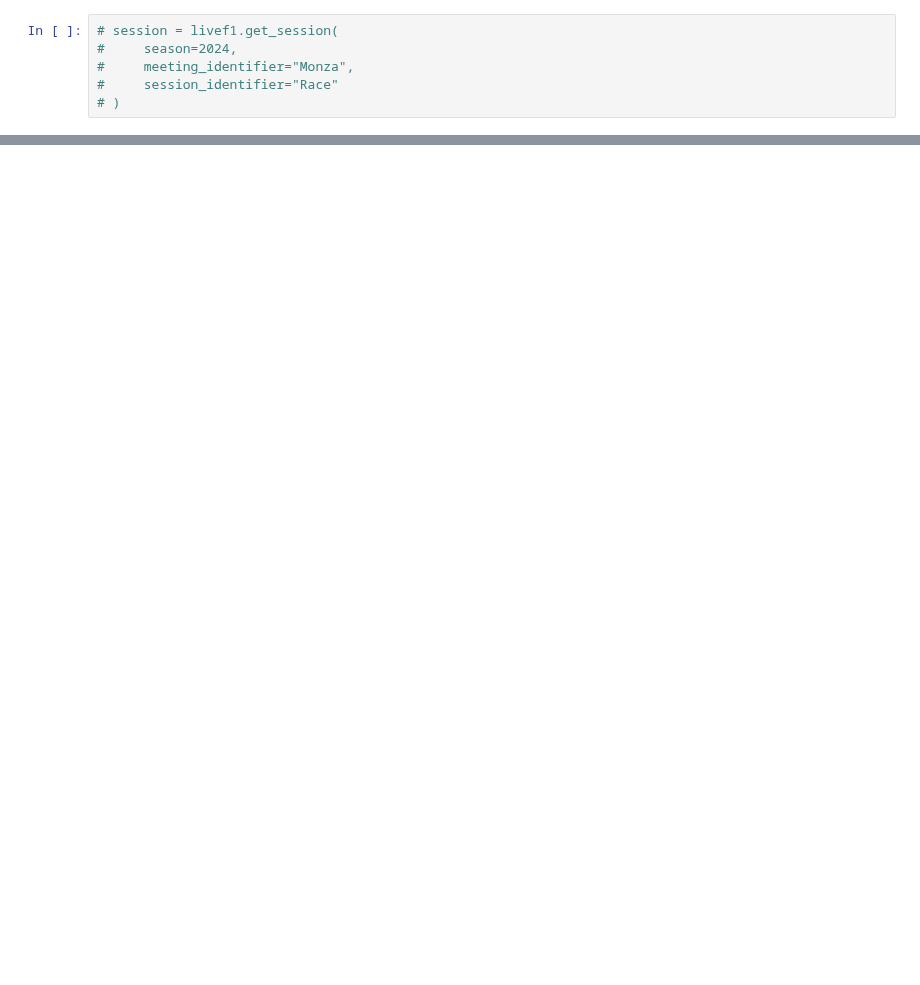
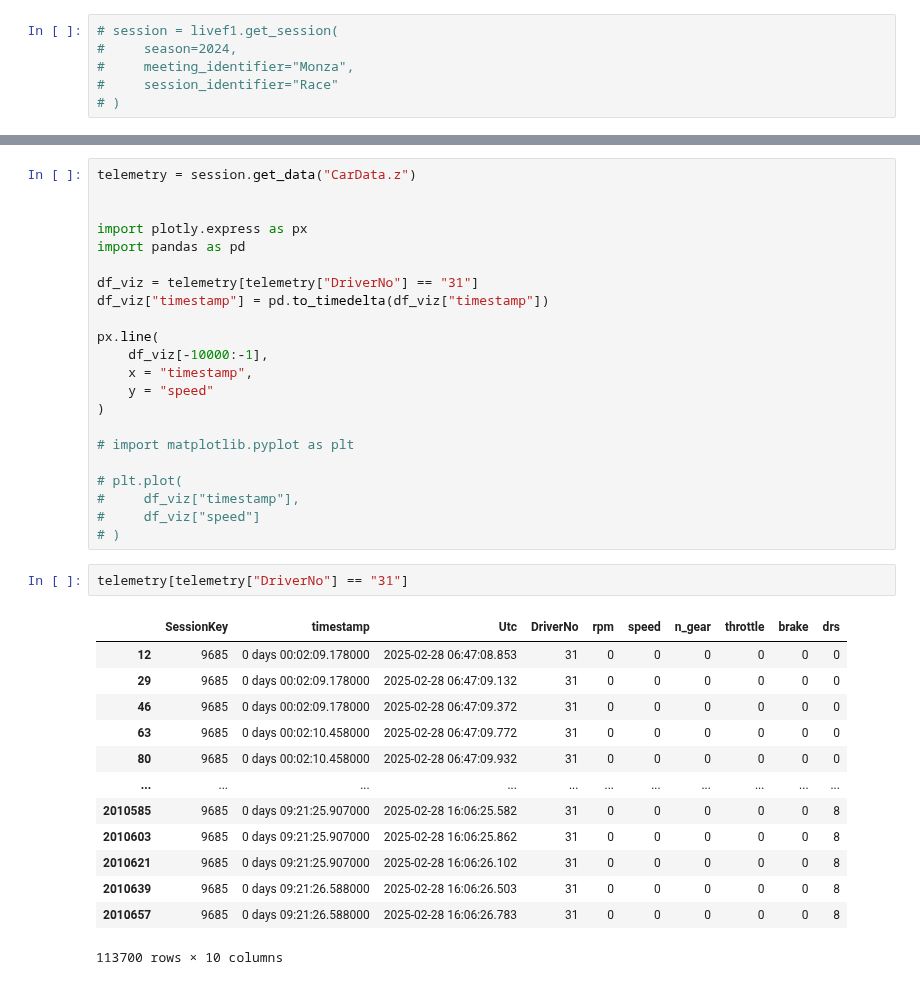
Before and after one commit to GoktugOcal/LiveF1, a Jupyter notebook: test.ipynb, the cells around one changed output, grey strips where cells are left out. Drawn from its saved outputs; the diff is of its cells as text; blank space fills up the shorter version.

```diff
--- a/test.ipynb
+++ b/test.ipynb
@@ -51,0 +98,38 @@ ValueError: cannot reindex on an axis with duplicate labels
+# %%
+telemetry = session.get_data("CarData.z")
+
+
+import plotly.express as px
+import pandas as pd
+
+df_viz = telemetry[telemetry["DriverNo"] == "31"]
+df_viz["timestamp"] = pd.to_timedelta(df_viz["timestamp"])
+
+px.line(
+    df_viz[-10000:-1],
+    x = "timestamp",
+    y = "speed"
+)
+
+# import matplotlib.pyplot as plt
+
+# plt.plot(
+#     df_viz["timestamp"],
+#     df_viz["speed"]
+# )
+# %%
+telemetry[telemetry["DriverNo"] == "31"]
+# %% [output]
+|  | SessionKey | timestamp | Utc | DriverNo | rpm | speed | n_gear | throttle | brake | drs |
+| 12 | 9685 | 0 days 00:02:09.178000 | 2025-02-28 06:47:08.853 | 31 | 0 | 0 | 0 | 0 | 0 | 0 |
+| 29 | 9685 | 0 days 00:02:09.178000 | 2025-02-28 06:47:09.132 | 31 | 0 | 0 | 0 | 0 | 0 | 0 |
+| 46 | 9685 | 0 days 00:02:09.178000 | 2025-02-28 06:47:09.372 | 31 | 0 | 0 | 0 | 0 | 0 | 0 |
+| 63 | 9685 | 0 days 00:02:10.458000 | 2025-02-28 06:47:09.772 | 31 | 0 | 0 | 0 | 0 | 0 | 0 |
+| 80 | 9685 | 0 days 00:02:10.458000 | 2025-02-28 06:47:09.932 | 31 | 0 | 0 | 0 | 0 | 0 | 0 |
+| ... | ... | ... | ... | ... | ... | ... | ... | ... | ... | ... |
+| 2010585 | 9685 | 0 days 09:21:25.907000 | 2025-02-28 16:06:25.582 | 31 | 0 | 0 | 0 | 0 | 0 | 8 |
+| 2010603 | 9685 | 0 days 09:21:25.907000 | 2025-02-28 16:06:25.862 | 31 | 0 | 0 | 0 | 0 | 0 | 8 |
+| 2010621 | 9685 | 0 days 09:21:25.907000 | 2025-02-28 16:06:26.102 | 31 | 0 | 0 | 0 | 0 | 0 | 8 |
+| 2010639 | 9685 | 0 days 09:21:26.588000 | 2025-02-28 16:06:26.503 | 31 | 0 | 0 | 0 | 0 | 0 | 8 |
+| 2010657 | 9685 | 0 days 09:21:26.588000 | 2025-02-28 16:06:26.783 | 31 | 0 | 0 | 0 | 0 | 0 | 8 |
+113700 rows × 10 columns
```
Also changed, not shown: parts of 9 cells of this notebook, 1 other file.
